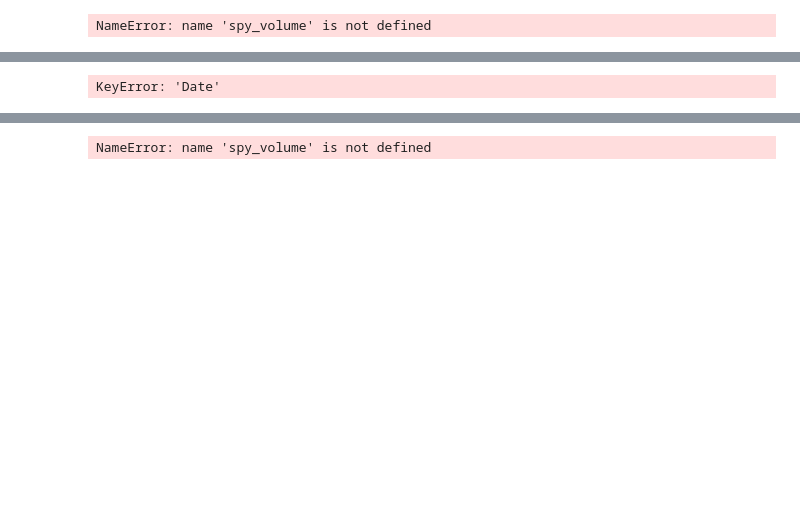
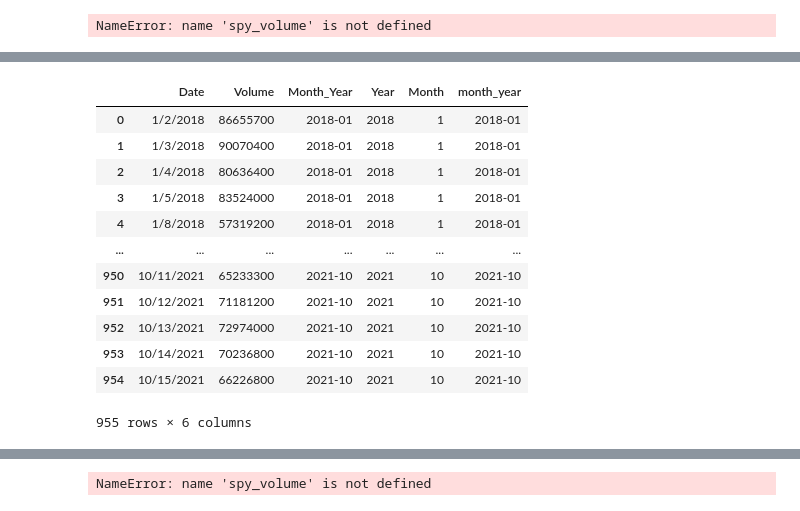
Before and after one commit to wesromero9/Project-1, a Jupyter notebook: spy volume.ipynb, the cells around one changed output, grey strips where cells are left out. Saved outputs shown, nothing was run; the diff lists cells and outputs as text; code cells hidden in the pictures; blank space fills up the shorter version.

```diff
--- a/spy volume.ipynb
+++ b/spy volume.ipynb
@@ -142,9 +139,20 @@ RecursionError: maximum recursion depth exceeded while calling a Python object
 # %%
 spy['month_year'] = pd.to_datetime(spy['Date']).dt.to_period('M')
-vgt['month_year'] = pd.to_datetime(vgt['Date']).dt.to_period('M')
-vgt
+spy
 # %% [output]
+|  | Date | Volume | Month_Year | Year | Month | month_year |
+| 0 | 1/2/2018 | 86655700 | 2018-01 | 2018 | 1 | 2018-01 |
+| 1 | 1/3/2018 | 90070400 | 2018-01 | 2018 | 1 | 2018-01 |
+| 2 | 1/4/2018 | 80636400 | 2018-01 | 2018 | 1 | 2018-01 |
+| 3 | 1/5/2018 | 83524000 | 2018-01 | 2018 | 1 | 2018-01 |
+| 4 | 1/8/2018 | 57319200 | 2018-01 | 2018 | 1 | 2018-01 |
+| ... | ... | ... | ... | ... | ... | ... |
+| 950 | 10/11/2021 | 65233300 | 2021-10 | 2021 | 10 | 2021-10 |
+| 951 | 10/12/2021 | 71181200 | 2021-10 | 2021 | 10 | 2021-10 |
+| 952 | 10/13/2021 | 72974000 | 2021-10 | 2021 | 10 | 2021-10 |
+| 953 | 10/14/2021 | 70236800 | 2021-10 | 2021 | 10 | 2021-10 |
+| 954 | 10/15/2021 | 66226800 | 2021-10 | 2021 | 10 | 2021-10 |
-KeyError: 'Date'
+955 rows × 6 columns
 # %%
 spy_df = spy.drop(columns = ["Open","High","Low","Close","Adj Close"],axis=1)
 vgt_df = vgt.drop(columns = ["Open","High","Low","Close","Adj Close"],axis=1)
```
Also changed, not shown: parts of 8 cells of this notebook, 5 other files.
